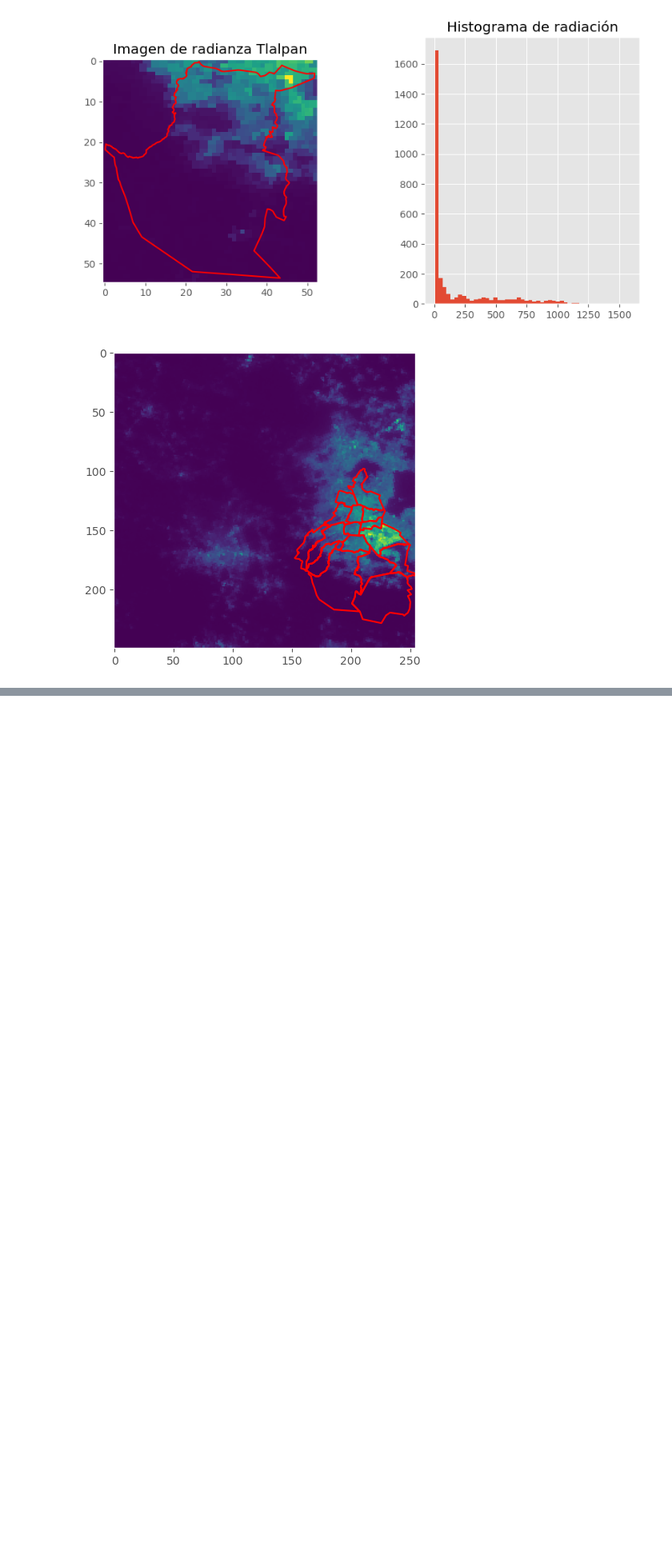
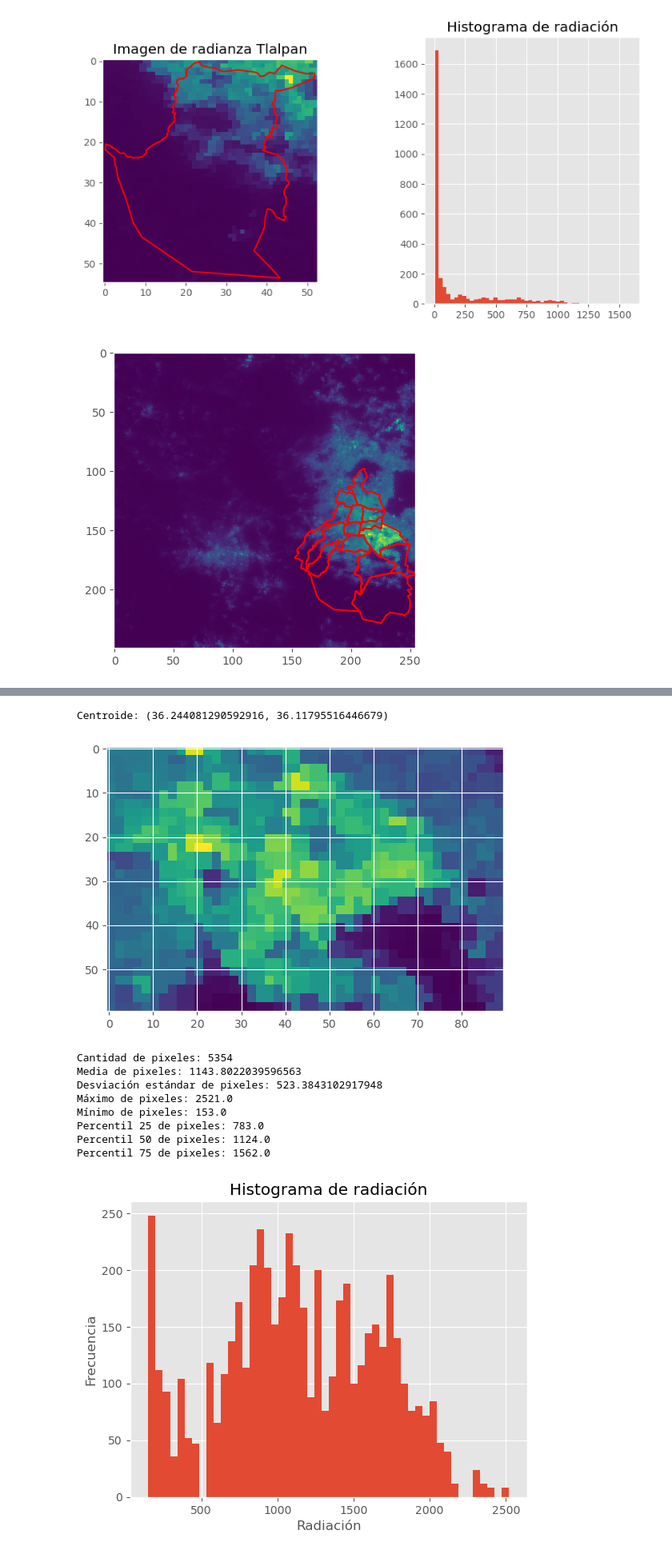
Before and after one commit to jmlopezfabian/Trabajo-terminal, a Jupyter notebook: main.ipynb, the cells around one changed output, grey strips where cells are left out. Shown: that part at 80% size. Cells and saved outputs as stored; diff of their text form; code cells hidden in the pictures; blank space fills up the shorter version.

```diff
--- a/main.ipynb
+++ b/main.ipynb
@@ -337,0 +309,69 @@ plt.show()
+# %%
+delegacion = "Iztapalapa"
+ruta_alcaldias = "Data/limite-de-las-alcaldas.json"
+archivo_h5 = "Data/VNP46A1.A2025026.h08v07.001.2025027092706.h5"
+
+datos_alcaldias = arbrir_json(ruta_alcaldias)
+
+coordenadas_municipio = coordenadas_delegacion(delegacion, datos_alcaldias)
+hdf_file = h5py.File(archivo_h5, "r")
+
+upper_left, lower_right = left_right_cords(hdf_file)
+image_path = "HDFEOS/GRIDS/VNP_Grid_DNB/Data Fields/DNB_At_Sensor_Radiance_500m"
+
+image_matrix = hdf_file[image_path][()]
+
+
+imagen_municipio, nuevos_x_pixels, nuevos_y_pixels = recortar_imagen(image_matrix, coordenadas_municipio, upper_left)
+
+coordenadas_bordes = [] # Lista de coordenadas de pixeles de los bordes
+
+#for i in range(len(nuevos_y_pixels)):
+#    coordenadas_bordes.append((int(nuevos_x_pixels[i]), int(nuevos_y_pixels[i])))
+#    imagen_municipio[int(nuevos_y_pixels[i]), int(nuevos_x_pixels[i])] = 2500
+
+
+coordenadas_bordes = completar_bordes(nuevos_x_pixels, nuevos_y_pixels, coordenadas_bordes)
+#imagen_municipio = dibujar_bordes(imagen_municipio, coordenadas_bordes)
+
+
+cx, cy = polygon_centroid(coordenadas_bordes)
+print(f"Centroide: ({cx}, {cy})")
+plt.imshow(imagen_municipio)
+plt.show()
+
+coordenadas_pixeles_imagen = get_pixeles(imagen_municipio, (cx, cy), coordenadas_bordes)
+
+
+pixeles_imagen = []
+for x, y in coordenadas_pixeles_imagen:
+    pixeles_imagen.append(imagen_municipio[y, x])
+pixeles_imagen = np.array(pixeles_imagen)
+print(f"Cantidad de pixeles: {len(pixeles_imagen)}")
+print(f"Media de pixeles: {np.mean(pixeles_imagen)}")
+print(f"Desviación estándar de pixeles: {np.std(pixeles_imagen)}")
+print(f"Máximo de pixeles: {np.max(pixeles_imagen)}")
+print(f"Mínimo de pixeles: {np.min(pixeles_imagen)}")
+print(f"Percentil 25 de pixeles: {np.percentile(pixeles_imagen, 25)}")
+print(f"Percentil 50 de pixeles: {np.percentile(pixeles_imagen, 50)}")
+print(f"Percentil 75 de pixeles: {np.percentile(pixeles_imagen, 75)}")
+
+#histograma de la imagen
+plt.hist(pixeles_imagen, bins=50)
+plt.grid(True)
+plt.title("Histograma de radiación")
+plt.xlabel("Radiación")
+plt.ylabel("Frecuencia")
+plt.show()
+# %% [output]
+Centroide: (36.244081290592916, 36.11795516446679)
+[figure, added]
+Cantidad de pixeles: 5354
+Media de pixeles: 1143.8022039596563
+Desviación estándar de pixeles: 523.3843102917948
+Máximo de pixeles: 2521.0
+Mínimo de pixeles: 153.0
+Percentil 25 de pixeles: 783.0
+Percentil 50 de pixeles: 1124.0
+Percentil 75 de pixeles: 1562.0
+[figure, added]
```
Also changed, not shown: parts of 2 cells of this notebook.
